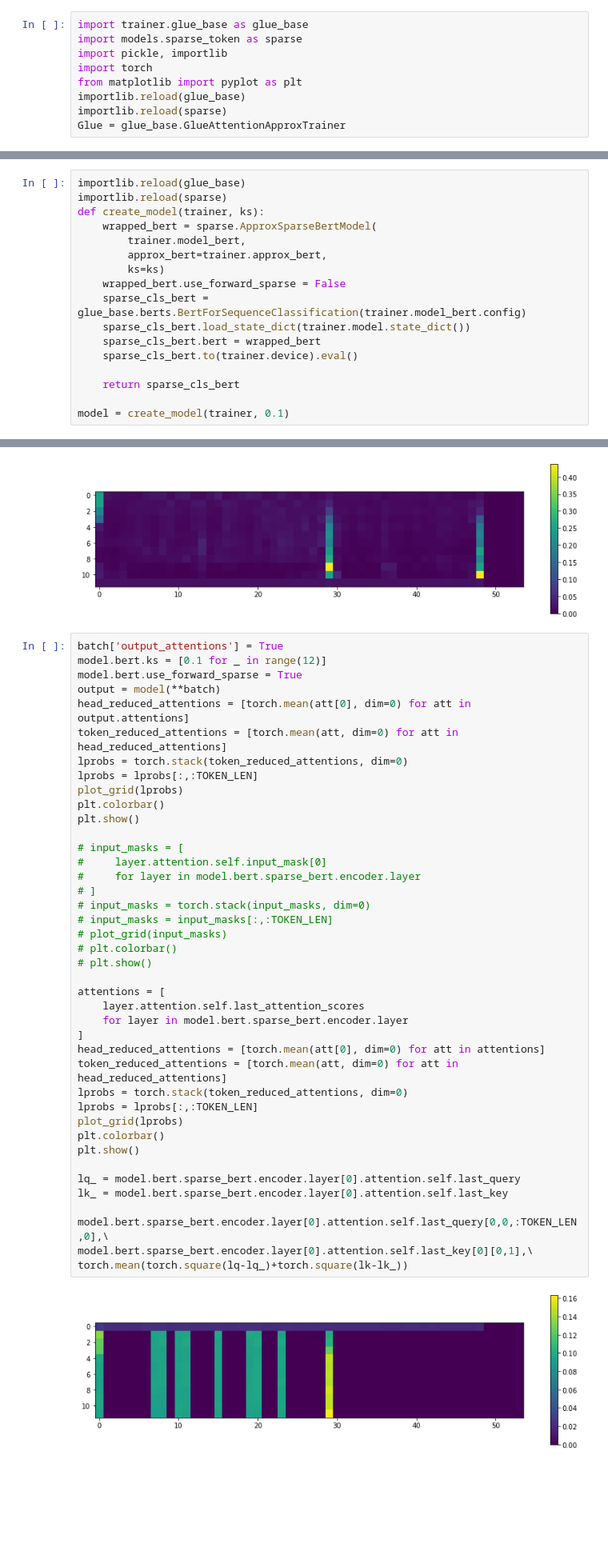
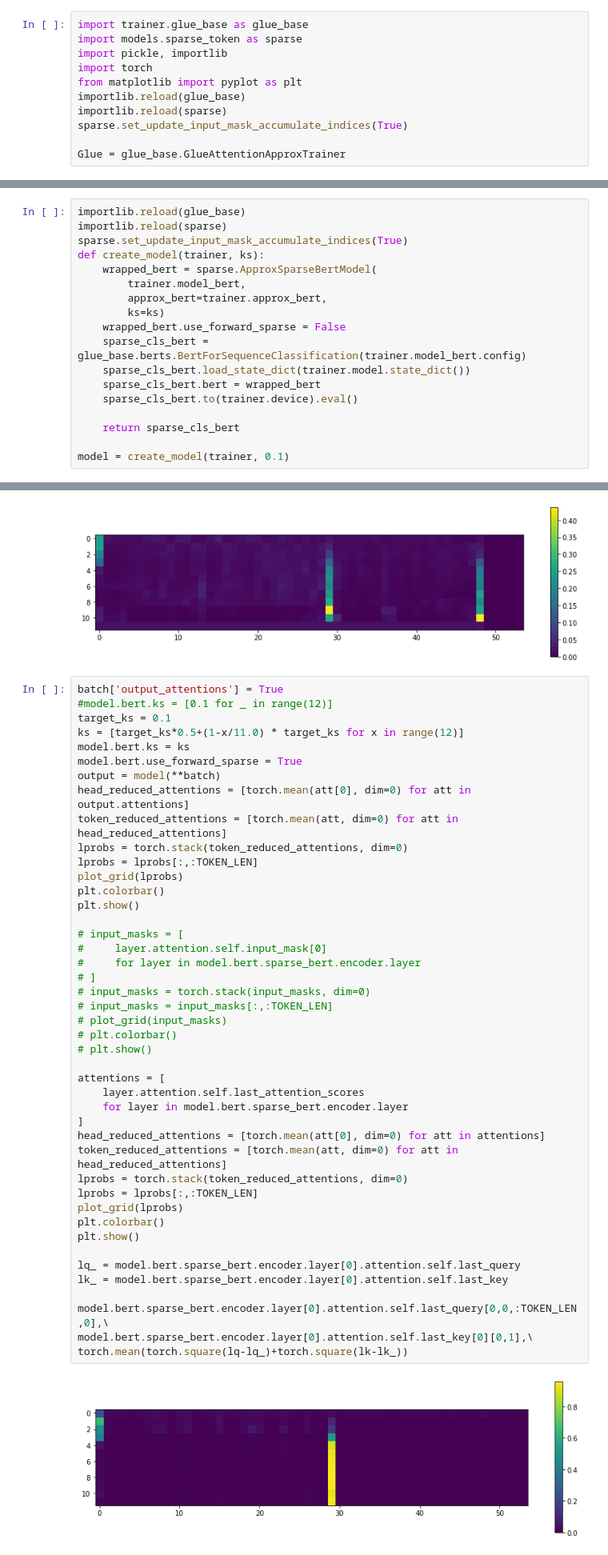
Before and after one commit to gmlwns2000/sttabt, a Jupyter notebook: glue_attention_analysis_indices_acc.ipynb, the cells around one changed output, grey strips where cells are left out. Shown at 80% size. Cells and saved outputs as stored; diff of their text form; blank space fills up the shorter version.

```diff
--- a/glue_attention_analysis.ipynb
+++ b/glue_attention_analysis_indices_acc.ipynb
@@ -6,6 +6,8 @@ import torch
 from matplotlib import pyplot as plt
 importlib.reload(glue_base)
 importlib.reload(sparse)
+sparse.set_update_input_mask_accumulate_indices(True)
+
 Glue = glue_base.GlueAttentionApproxTrainer
 # %%
 trainer = Glue('mrpc', 16, batch_size=1, wiki_train=False)
@@ -28,6 +24,7 @@ del batch['labels']
 # %%
 importlib.reload(glue_base)
 importlib.reload(sparse)
+sparse.set_update_input_mask_accumulate_indices(True)
 def create_model(trainer, ks):
     wrapped_bert = sparse.ApproxSparseBertModel(
         trainer.model_bert,
@@ -153,7 +150,10 @@ plt.colorbar()
 [figure]
 # %%
 batch['output_attentions'] = True
-model.bert.ks = [0.1 for _ in range(12)]
+#model.bert.ks = [0.1 for _ in range(12)]
+target_ks = 0.1
+ks = [target_ks*0.5+(1-x/11.0) * target_ks for x in range(12)]
+model.bert.ks = ks
 model.bert.use_forward_sparse = True
 output = model(**batch)
 head_reduced_attentions = [torch.mean(att[0], dim=0) for att in output.attentions]
@@ -166,31 +166,31 @@ plt.show()
 
 # input_masks = [
 #     layer.attention.self.input_mask[0]
 #     for layer in model.bert.sparse_bert.encoder.layer
 # ]
 # input_masks = torch.stack(input_masks, dim=0)
 # input_masks = input_masks[:,:TOKEN_LEN]
 # plot_grid(input_masks)
 # plt.colorbar()
 # plt.show()
 
 attentions = [
     layer.attention.self.last_attention_scores
     for layer in model.bert.sparse_bert.encoder.layer
 ]
 head_reduced_attentions = [torch.mean(att[0], dim=0) for att in attentions]
 token_reduced_attentions = [torch.mean(att, dim=0) for att in head_reduced_attentions]
 lprobs = torch.stack(token_reduced_attentions, dim=0)
 lprobs = lprobs[:,:TOKEN_LEN]
 plot_grid(lprobs)
 plt.colorbar()
 plt.show()
 
 lq_ = model.bert.sparse_bert.encoder.layer[0].attention.self.last_query
 lk_ = model.bert.sparse_bert.encoder.layer[0].attention.self.last_key
 
 model.bert.sparse_bert.encoder.layer[0].attention.self.last_query[0,0,:TOKEN_LEN,0],\
 model.bert.sparse_bert.encoder.layer[0].attention.self.last_key[0][0,1],\
 torch.mean(torch.square(lq-lq_)+torch.square(lk-lk_))
 # %% [output]
-[figure, old version]
+[figure, new version]
```
Also changed, not shown: parts of 5 cells of this notebook, 15 other files.
